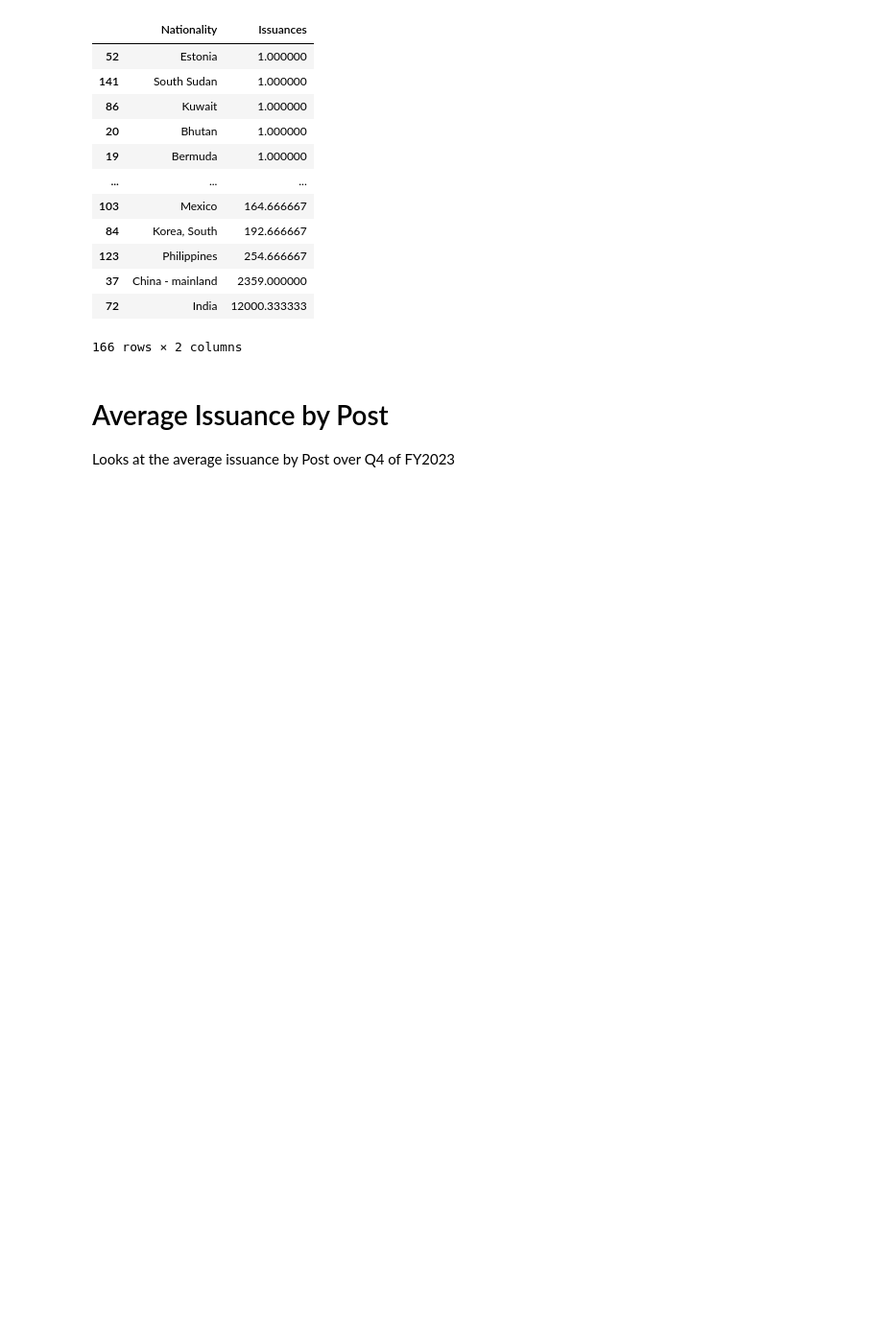
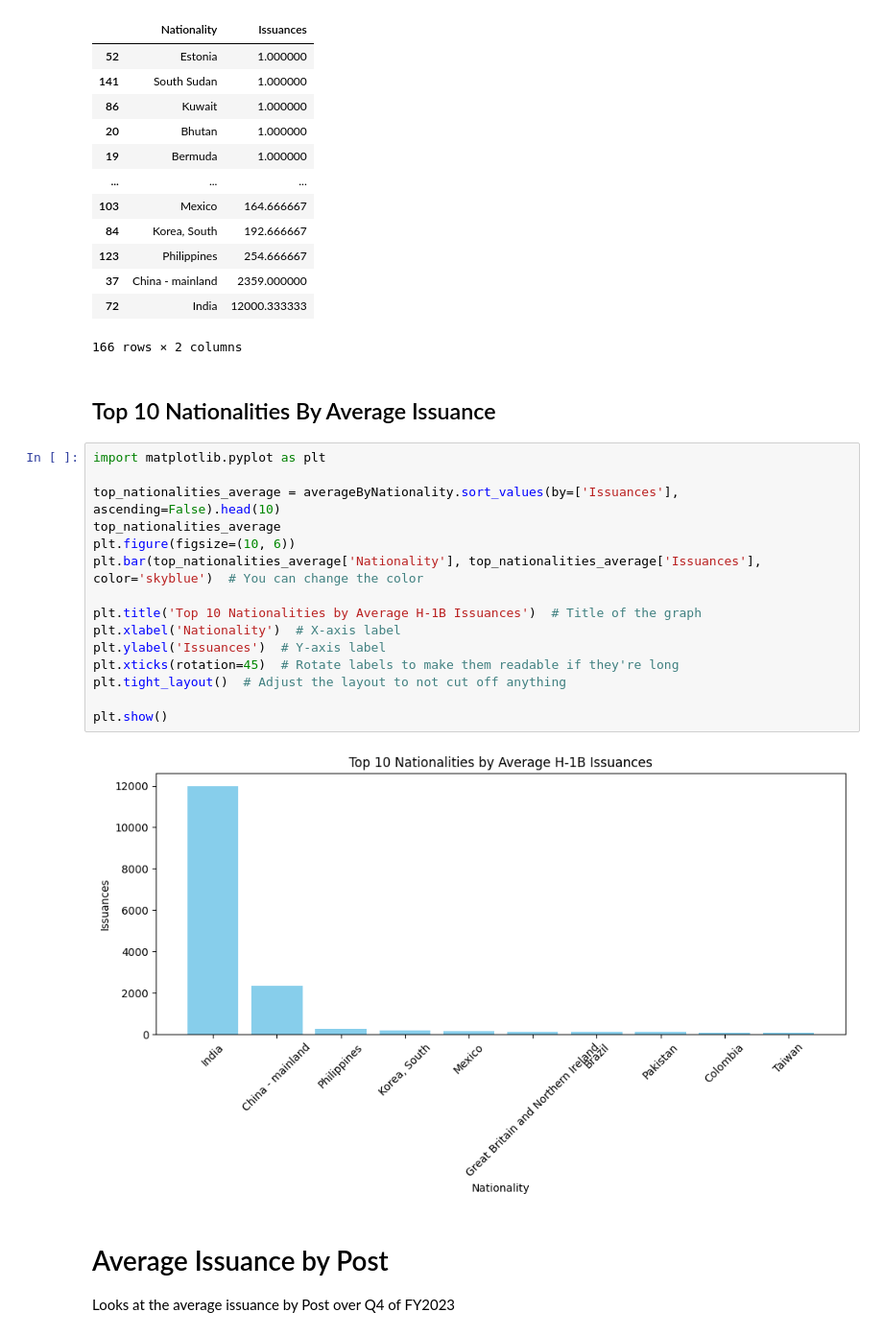
Before and after one commit to KartikThakkar1/Non-Immigrant-Visa-Analysis, a Jupyter notebook: IssuanceDataAnalysis_FY2023_Q4.ipynb, the cells around one changed output. Shown at 96% size. Cells and saved outputs as stored; diff of their text form; blank space fills up the shorter version.

```diff
--- a/IssuanceDataAnalysis_FY2023_Q4.ipynb
+++ b/IssuanceDataAnalysis_FY2023_Q4.ipynb
@@ -214,6 +252,25 @@ averageByNationality.sort_values(by=['Issuances'])
 | 37 | China - mainland | 2359.000000 |
 | 72 | India | 12000.333333 |
 166 rows × 2 columns
+# %% [markdown]
+## Top 10 Nationalities By Average Issuance
+# %%
+import matplotlib.pyplot as plt
+
+top_nationalities_average = averageByNationality.sort_values(by=['Issuances'], ascending=False).head(10)
+top_nationalities_average
+plt.figure(figsize=(10, 6))
+plt.bar(top_nationalities_average['Nationality'], top_nationalities_average['Issuances'], color='skyblue')  # You can change the color
+
+plt.title('Top 10 Nationalities by Average H-1B Issuances')  # Title of the graph
+plt.xlabel('Nationality')  # X-axis label
+plt.ylabel('Issuances')  # Y-axis label
+plt.xticks(rotation=45)  # Rotate labels to make them readable if they're long
+plt.tight_layout()  # Adjust the layout to not cut off anything
+
+plt.show()
+# %% [output]
+[figure, added]
 # %% [markdown]
 # Average Issuance by Post
 Looks at the average issuance by Post over Q4 of FY2023
```
Also changed, not shown: parts of 6 cells of this notebook.
